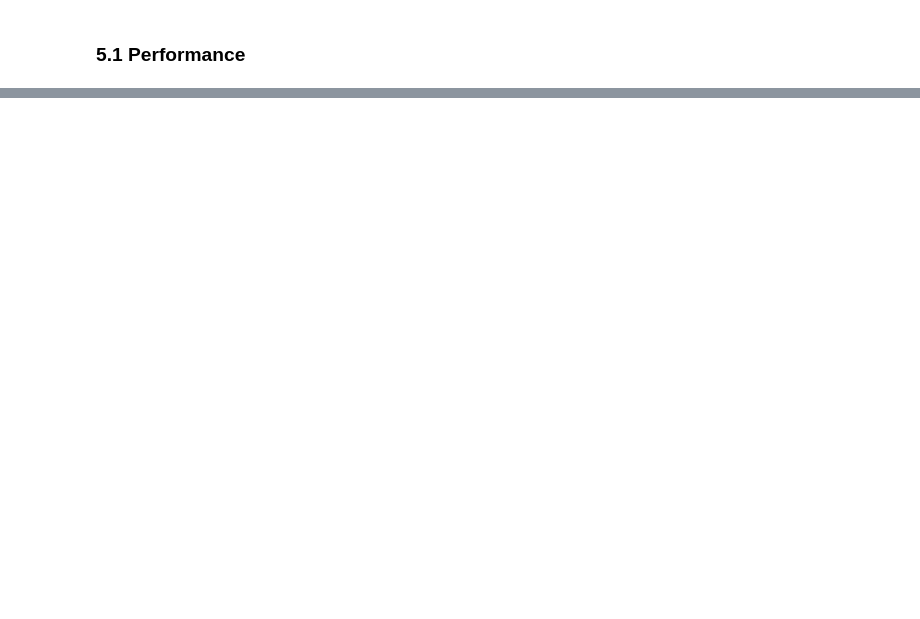
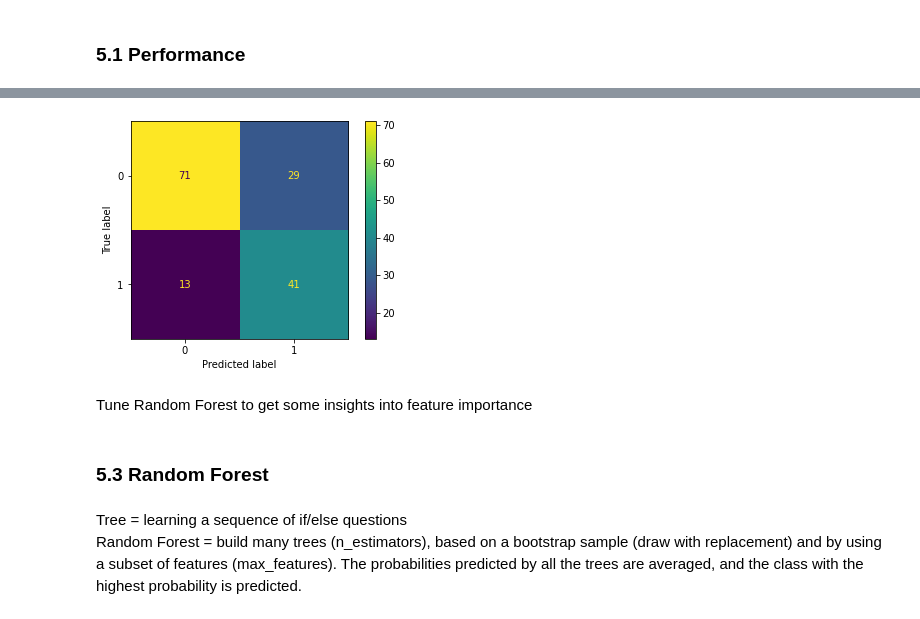
Before and after one commit to Esrem5/PredictDiabetes, a Jupyter notebook: diabetes_challenge.ipynb, the cells around one changed output, grey strips where cells are left out. Drawn from its saved outputs; the diff is of its cells as text; code cells hidden in the pictures; blank space fills up the shorter version.

```diff
--- a/diabetes_challenge.ipynb
+++ b/diabetes_challenge.ipynb
@@ -588,0 +603,13 @@ Explain why I use which performance measure
+# %%
+plot_confusion_matrix(clf, X_test, y_test)
+plt.show()
+# %% [output]
+[figure, added]
+# %% [markdown]
+Tune Random Forest to get some insights into feature importance
+# %% [markdown]
+<a id='RF'></a>
+### 5.3 Random Forest
+# %% [markdown]
+Tree = learning a sequence of if/else questions
+Random Forest = build many trees (n_estimators), based on a bootstrap sample (draw with replacement) and by using a subset of features (max_features). The probabilities predicted by all the trees are averaged, and the class with the highest probability is predicted.
```
Also changed, not shown: parts of 77 cells of this notebook.
